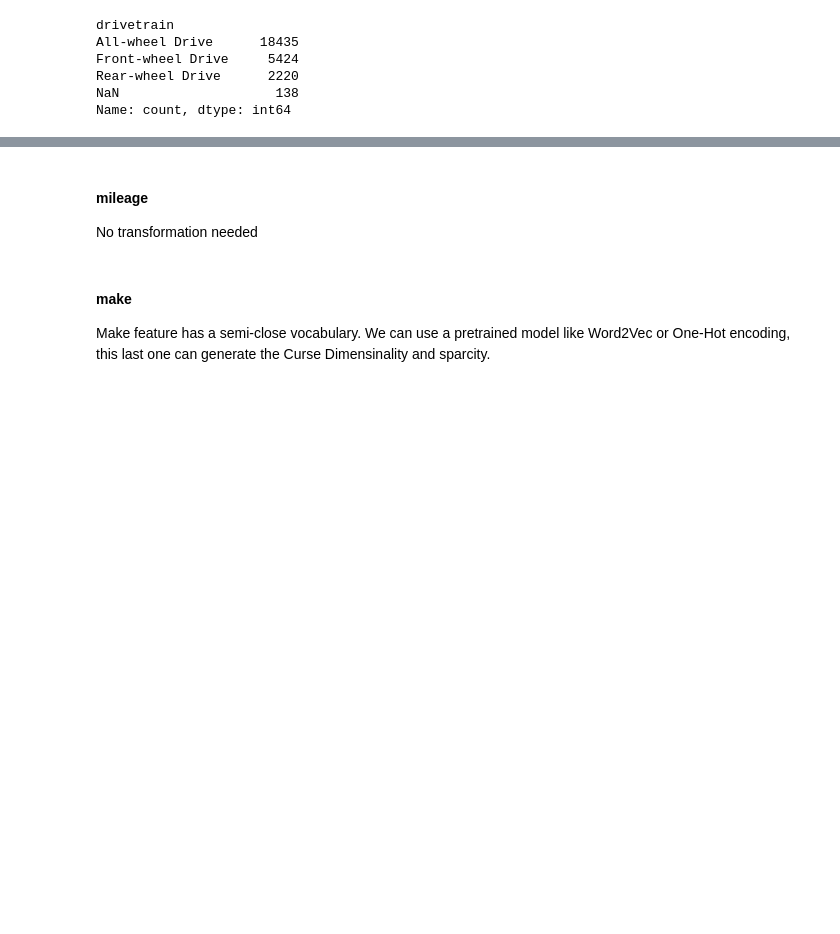
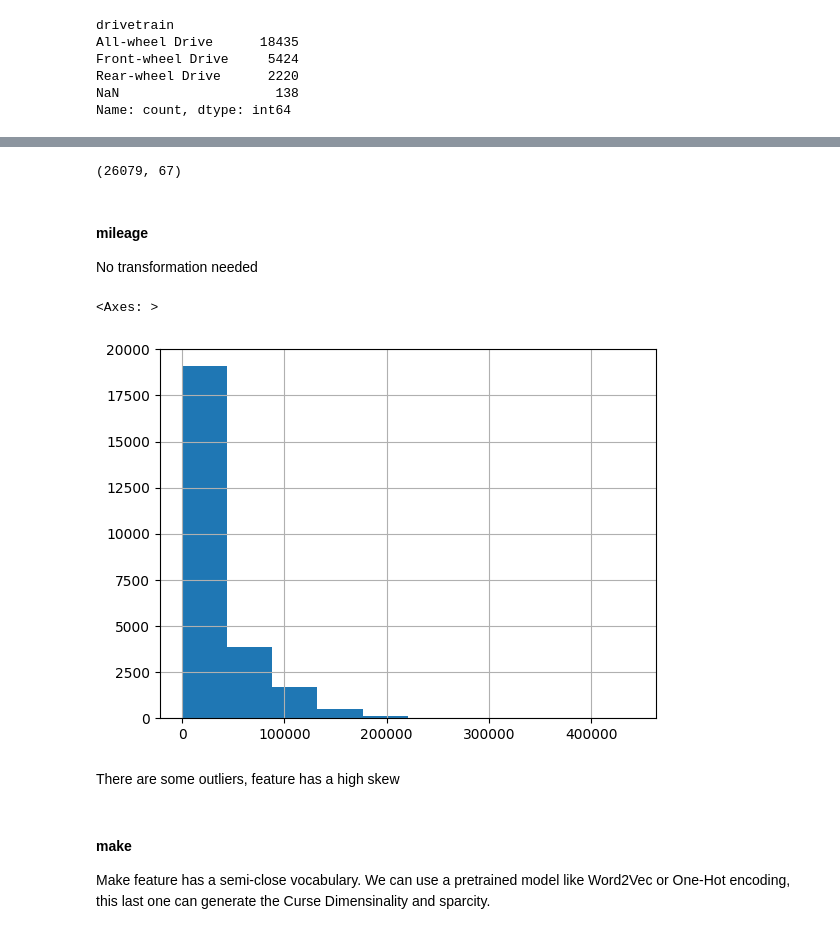
Before and after one commit to cmatteogr/cars_ml_project, a Jupyter notebook: data_exploration/data_exploration.ipynb, the cells around one changed output, grey strips where cells are left out. Saved outputs shown, nothing was run; the diff lists cells and outputs as text; code cells hidden in the pictures; blank space fills up the shorter version.

```diff
--- a/data_exploration/data_exploration.ipynb
+++ b/data_exploration/data_exploration.ipynb
@@ -292,0 +735,6 @@ Name: count, dtype: int64
+# %%
+# Initialize the OneHotEncoder drivetrain
+drivetrain_encoder = OneHotEncoder(sparse_output=False, handle_unknown='ignore')
+# Fit and transform the data
+drivetrain_encoded_data = drivetrain_encoder.fit_transform(cars_df[['drivetrain']])
+drivetrain_encoded_data
@@ -292,0 +753,5 @@ Name: count, dtype: int64
+# %%
+# Convert the drivetrain encoded data into a DataFrame
+drivetrain_encoded_df = pd.DataFrame(drivetrain_encoded_data, columns=drivetrain_encoder.get_feature_names_out(['drivetrain']))
+drivetrain_encoded_df.reset_index(drop=True, inplace=True)
+drivetrain_encoded_df
@@ -292,0 +772,4 @@ Name: count, dtype: int64
+# %%
+# Concatenate the original DataFrame with the drivetrain encoded DataFrame
+cars_df = pd.concat([cars_df, drivetrain_encoded_df], axis=1)
+cars_df
@@ -293,6 +790,19 @@ Name: count, dtype: int64
+# %%
+# Once used drop the interior_color feature
+cars_df.drop(columns='drivetrain', inplace=True)
+cars_df.shape
+# %% [output]
+(26079, 67)
 # %% [markdown]
 #### mileage
 No transformation needed
+# %%
+cars_df['mileage'].hist()
+# %% [output]
+<Axes: >
+[figure, added]
+# %% [markdown]
+There are some outliers, feature has a high skew
 # %% [markdown]
 #### make
 Make feature has a semi-close vocabulary. We can use a pretrained model like Word2Vec or One-Hot encoding, this last one can generate the Curse Dimensinality and sparcity.
```
Also changed, not shown: parts of 85 cells of this notebook.
